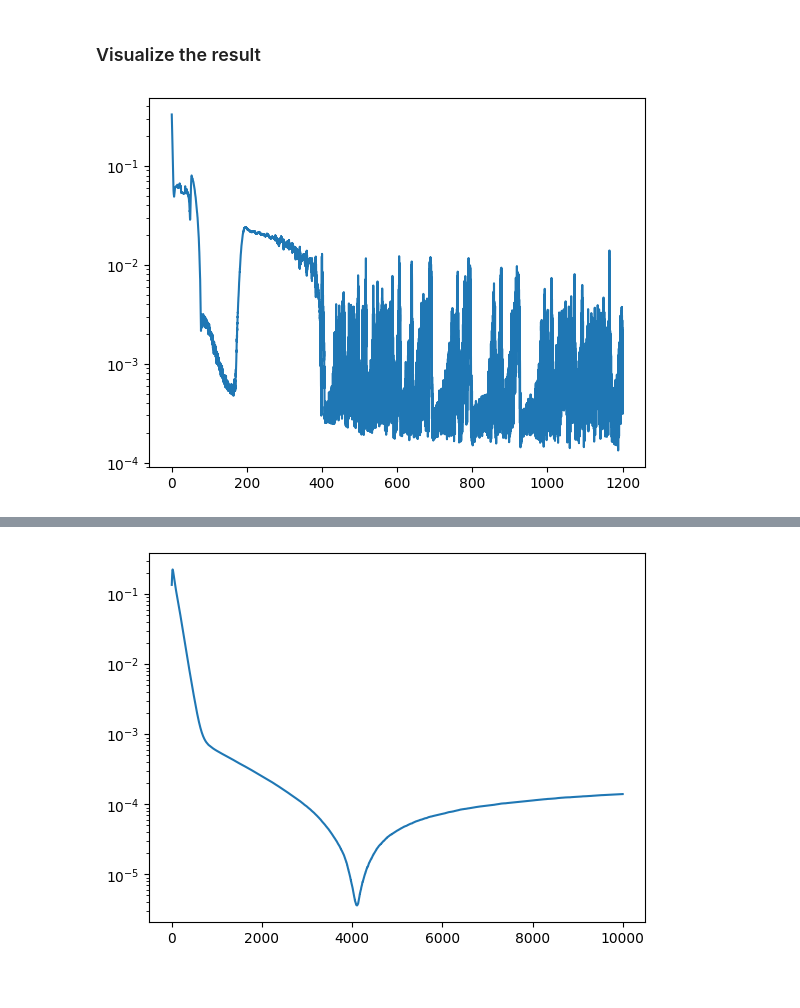
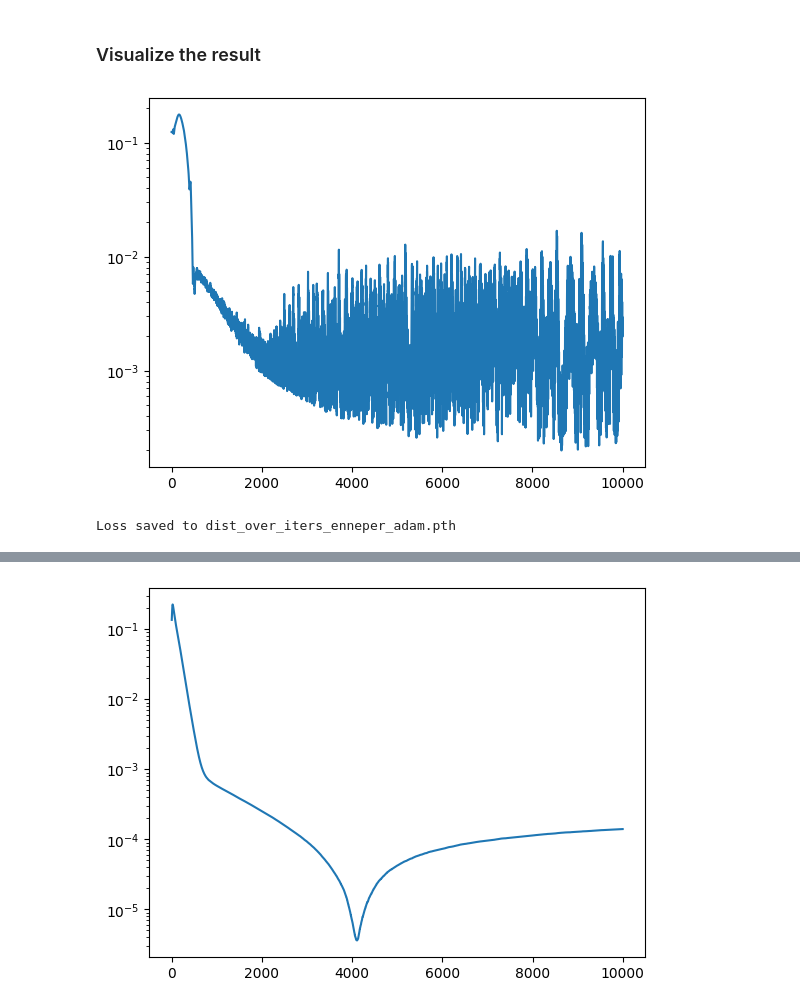
Before and after one commit to JamesAndrewKing/GaussNewtonShapes, a Jupyter notebook: notebooks/enneper.ipynb, the cells around one changed output, grey strips where cells are left out. Cells and saved outputs as stored; diff of their text form; code cells hidden in the pictures.

Commit message:
fixed enneper

```diff
--- a/notebooks/enneper.ipynb
+++ b/notebooks/enneper.ipynb
@@ -154,7 +160,8 @@ Pretraining completed!
 # %%
 def sample_true_surface(n_samples):
     # Generate radial and angular coordinates
-    r = torch.linspace(-1, 1, n_samples, dtype=torch.float64)
+    # r = torch.linspace(-1, 1, n_samples, dtype=torch.float64)
+    r = torch.linspace(-0.9, 0.9, n_samples, dtype=torch.float64)
     phi = torch.linspace(-torch.pi, torch.pi, 2*n_samples, dtype=torch.float64)
 
     # Create a grid of r and phi
@@ -249,7 +256,8 @@ def compute_distance(model, true_implicit, pts_surface_model, pts_surface_true):
     pts_surface_model = sample_model_surface_newton(model, pts_surface_model)
     # Cut away points further away than the boundary points
     distances = torch.norm(pts_surface_model, dim=1)
-    pts_surface_model = pts_surface_model[distances <= 1.2]
+    # pts_surface_model = pts_surface_model[distances <= 1.2]
+    pts_surface_model = pts_surface_model[distances <= 1.0]
 
     # Compute the integral of squared values over both surfaces
     with torch.no_grad():
@@ -333,15 +341,17 @@ config = {
 }
 # %%
 import time
+import copy
 
 model = model.double()
 params = model.params
 loss_over_time = {}
 distance_over_time = {}
 chamfer_over_time = {}
+best_loss = float('inf')
 # bounds = torch.tensor([[-1,1], [-1,1], [-1,1]], dtype=torch.float64)
 # Gauss-Newton:
-optim = HandNGD(model, lr=1e-2, config=config)
+optim = HandNGD(model, lr=1e-1, config=config)
 # Adam:
 # optim = torch.optim.Adam(model.parameters(), lr=1e-3)
 # eikonal weight has to be small compared to h_laplace, see StabEik
@@ -378,6 +388,9 @@ for i in (pbar:=trange(100000)):
         distance_over_time[current_time] = compute_distance(model.double(), enneper_level_set, pts_surface, pts_surface_true)
         chamfer_over_time[current_time] = chamfer_disc(model, pts_surface_true)
 
+        if loss_metric.item() < best_loss:
+            best_loss = loss_metric.item()
+            best_model_state = copy.deepcopy(model.state_dict())
 
         pbar.set_description(f"interface: {loss_interface.item():.2e} "
                             f"eikonal: {loss_eikonal.item():.2e} "
@@ -388,6 +401,11 @@ for i in (pbar:=trange(100000)):
                             )
     optim.step()
 
+# Load the best model after training
+if best_model_state is not None:
+    model.load_state_dict(best_model_state)
+    print(f"Best model loaded with loss {best_loss}")
+
 plt.plot(loss_over_time.keys(), loss_over_time.values())
 plt.semilogy()
 plt.show()
@@ -396,6 +415,4 @@ KeyboardInterrupt:
 # %%
-import time
-
 model = model.double()
 params = model.params
 loss_over_iters = {}
@@ -403,9 +420,9 @@ distance_over_iters = {}
 chamfer_over_iters = {}
 bounds = torch.tensor([[-1,1], [-1,1], [-1,1]], dtype=torch.float64)
 # Gauss-Newton:
-optim = HandNGD(model, lr=1e-2, config=config)
+# optim = HandNGD(model, lr=1e-1, config=config)
 # Adam:
-# optim = torch.optim.Adam(model.parameters(), lr=1e-3)
+optim = torch.optim.Adam(model.parameters(), lr=1e-3)
 # eikonal weight has to be small compared to h_laplace, see StabEik
 for i in (pbar:=trange(10000)):
     optim.zero_grad()
@@ -454,11 +471,17 @@ KeyboardInterrupt:
 # %% [markdown]
 ### Visualize the result
 # %%
-plt.plot(distance_over_time.keys(), distance_over_time.values())
+plt.plot(chamfer_over_iters.keys(), chamfer_over_iters.values())
 plt.semilogy()
 plt.show()
 # %% [output]
-[figure, old version]
+[figure, new version]
+# %%
+loss_file = "dist_over_iters_enneper_adam.pth"
+torch.save(distance_over_iters, loss_file)
+print(f"Loss saved to {loss_file}")
+# %% [output]
+Loss saved to dist_over_iters_enneper_adam.pth
 # %%
 # Generate the mesh using the level set function
 verts, faces = get_mesh(
```
Also changed, not shown: parts of 9 cells of this notebook, 24 other files.
